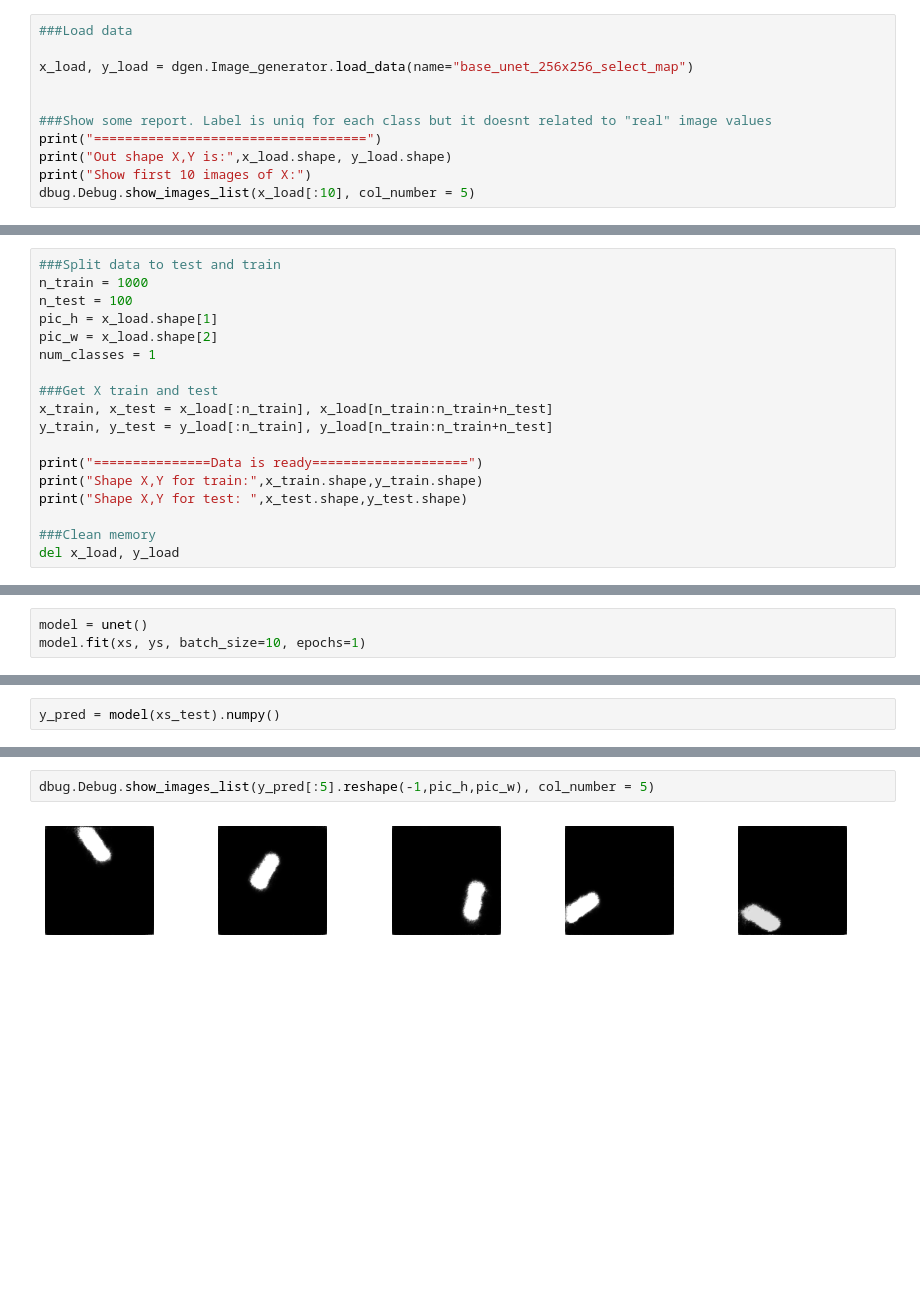
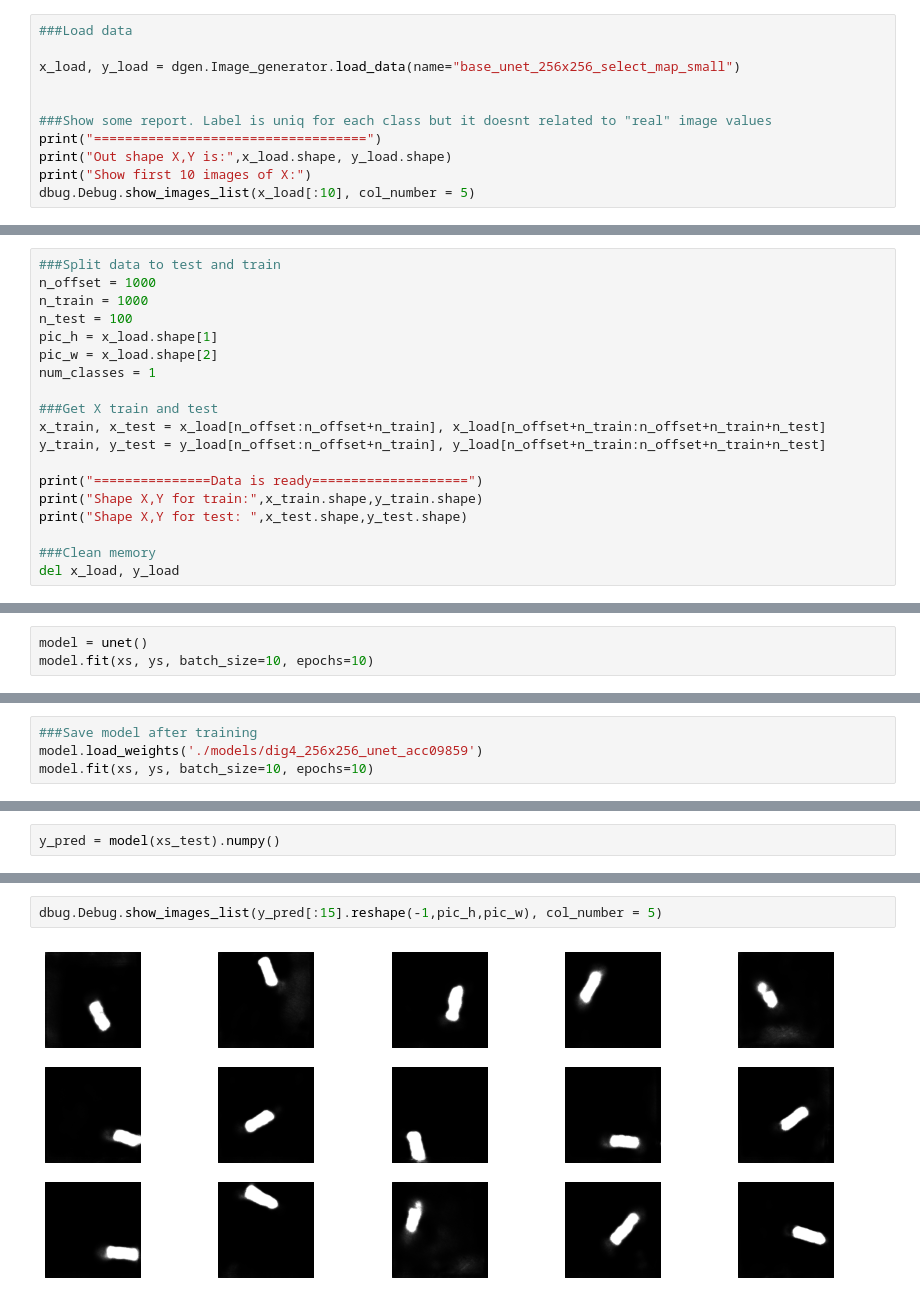
Before and after one commit to tunmustard/features_extractions, a Jupyter notebook: main_4dig_256x256_t22_unet.ipynb, the cells around one changed output, grey strips where cells are left out. Drawn from its saved outputs; the diff is of its cells as text; blank space fills up the shorter version.

```diff
--- a/main_4dig_256x256_t22_unet.ipynb
+++ b/main_4dig_256x256_t22_unet.ipynb
@@ -20,7 +20,7 @@ import featexlib.datagen as dgen
 # %%
 ###Load data
 
-x_load, y_load = dgen.Image_generator.load_data(name="base_unet_256x256_select_map")
+x_load, y_load = dgen.Image_generator.load_data(name="base_unet_256x256_select_map_small")
 
 
 ###Show some report. Label is uniq for each class but it doesnt related to "real" image values
@@ -42,5 +42,6 @@ Show first 10 images of Y:
 # %%
 ###Split data to test and train
+n_offset = 1000
 n_train = 1000
 n_test = 100
 pic_h = x_load.shape[1]
@@ -48,8 +49,8 @@ pic_w = x_load.shape[2]
 num_classes = 1
 
 ###Get X train and test
-x_train, x_test = x_load[:n_train], x_load[n_train:n_train+n_test]
-y_train, y_test = y_load[:n_train], y_load[n_train:n_train+n_test]
+x_train, x_test = x_load[n_offset:n_offset+n_train], x_load[n_offset+n_train:n_offset+n_train+n_test]
+y_train, y_test = y_load[n_offset:n_offset+n_train], y_load[n_offset+n_train:n_offset+n_train+n_test]
 
 print("===============Data is ready====================")
 print("Shape X,Y for train:",x_train.shape,y_train.shape)
@@ -145,5 +146,5 @@ def unet(pretrained_weights = None,input_size = (256,256,1)):
     return model
 # %%
 model = unet()
-model.fit(xs, ys, batch_size=10, epochs=1)
+model.fit(xs, ys, batch_size=10, epochs=10)
 # %% [output]
@@ -151,0 +175,4 @@ model.fit(xs, ys, batch_size=10, epochs=1)
+# %%
+###Save model after training
+model.load_weights('./models/dig4_256x256_unet_acc09859')
+model.fit(xs, ys, batch_size=10, epochs=10)
@@ -162,4 +207,4 @@ dbug.Debug.show_images_list(xs_test[:5].reshape(-1,pic_h,pic_w), col_number = 5)
 # %%
-dbug.Debug.show_images_list(y_pred[:5].reshape(-1,pic_h,pic_w), col_number = 5)
+dbug.Debug.show_images_list(y_pred[:15].reshape(-1,pic_h,pic_w), col_number = 5)
 # %% [output]
-[figure, old version]
+[figure, new version]
```
Also changed, not shown: parts of 9 cells of this notebook, 3 other files.
